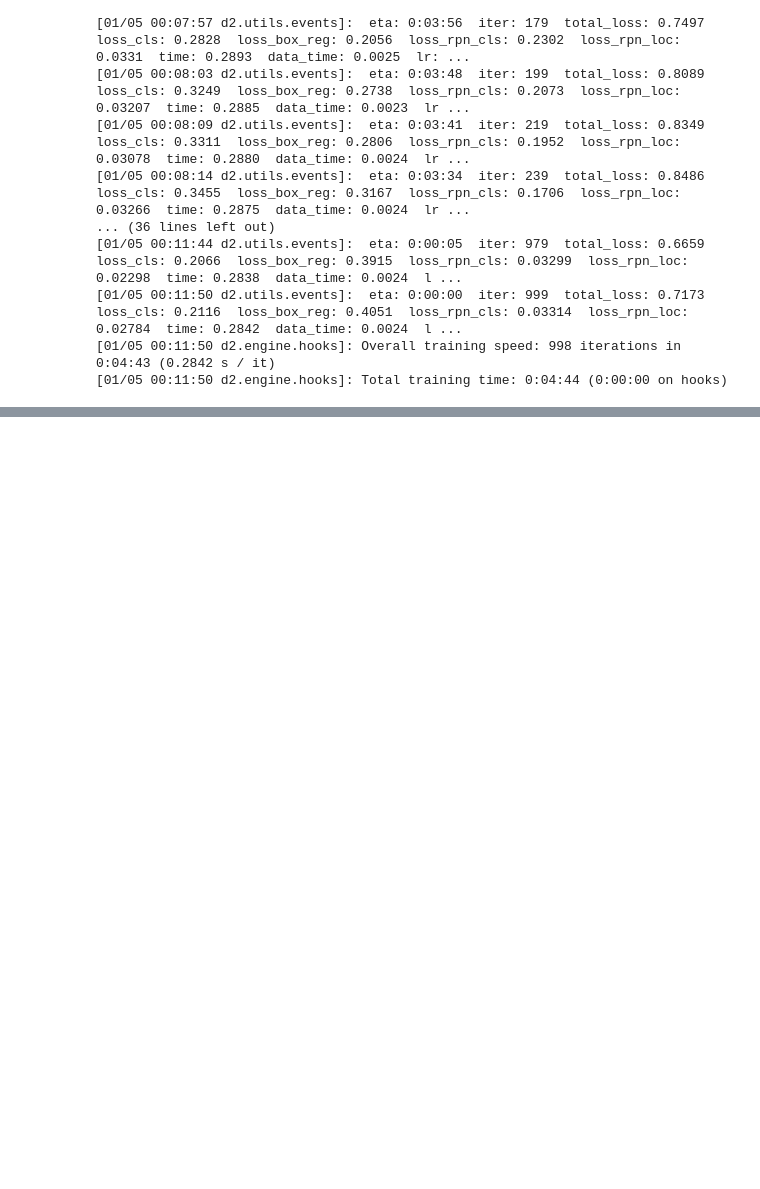
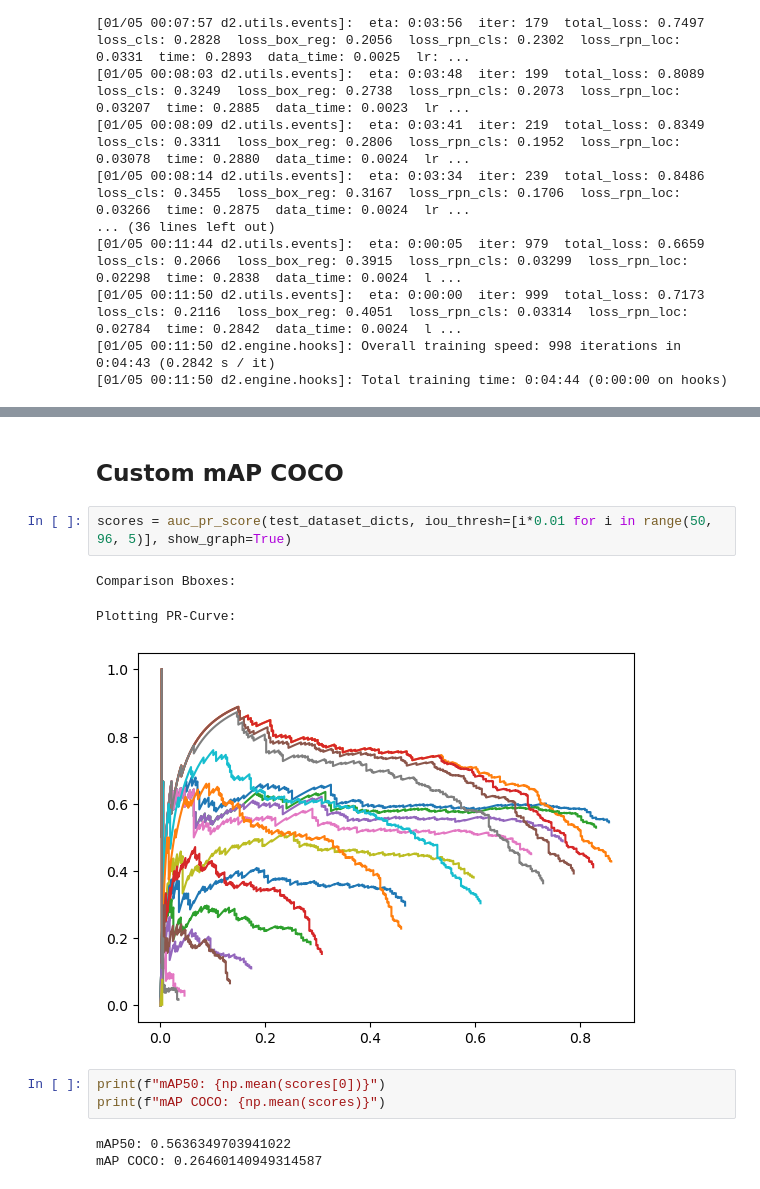
Before and after one commit to grannycola/my_projects, a Jupyter notebook: object_detection/main.ipynb, the cells around one changed output, grey strips where cells are left out. Cells and saved outputs as stored; diff of their text form; blank space fills up the shorter version.

Commit message:
Added calculation of custom mAP COCO

```diff
--- a/object_detection/main.ipynb
+++ b/object_detection/main.ipynb
@@ -219 +317,15 @@ print(score)
+# %% [markdown]
+## Custom mAP COCO
+# %%
+scores = auc_pr_score(test_dataset_dicts, iou_thresh=[i*0.01 for i in range(50, 96, 5)], show_graph=True)
+# %% [output]
+Сomparison Bboxes:
+Plotting PR-Curve:
+[figure, added]
+# %%
+print(f"mAP50: {np.mean(scores[0])}")
+print(f"mAP COCO: {np.mean(scores)}")
+# %% [output]
+mAP50: 0.5636349703941022
+mAP COCO: 0.26460140949314587
 # %% [markdown]
```
Also changed, not shown: parts of 23 cells of this notebook.
